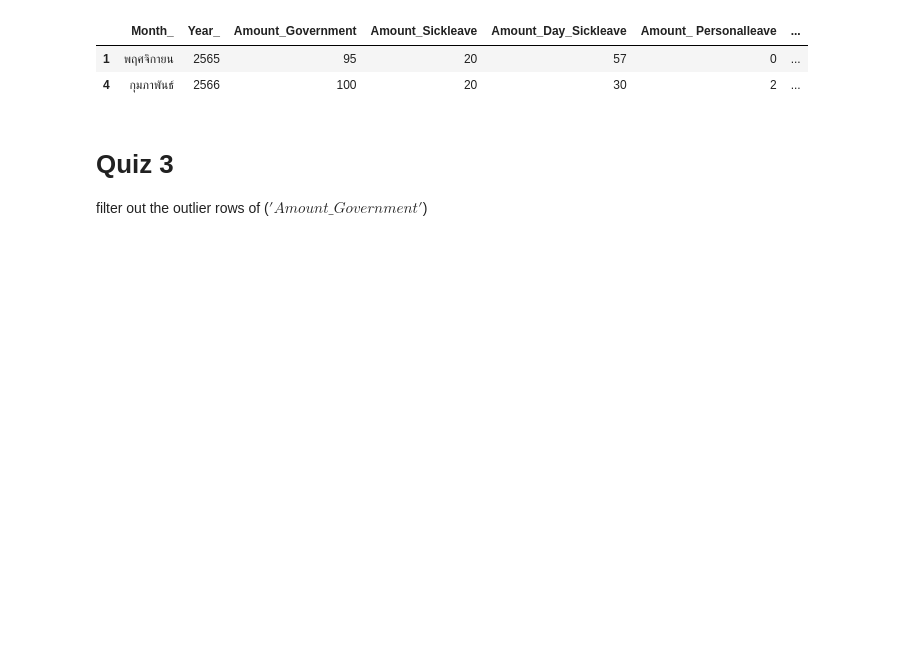
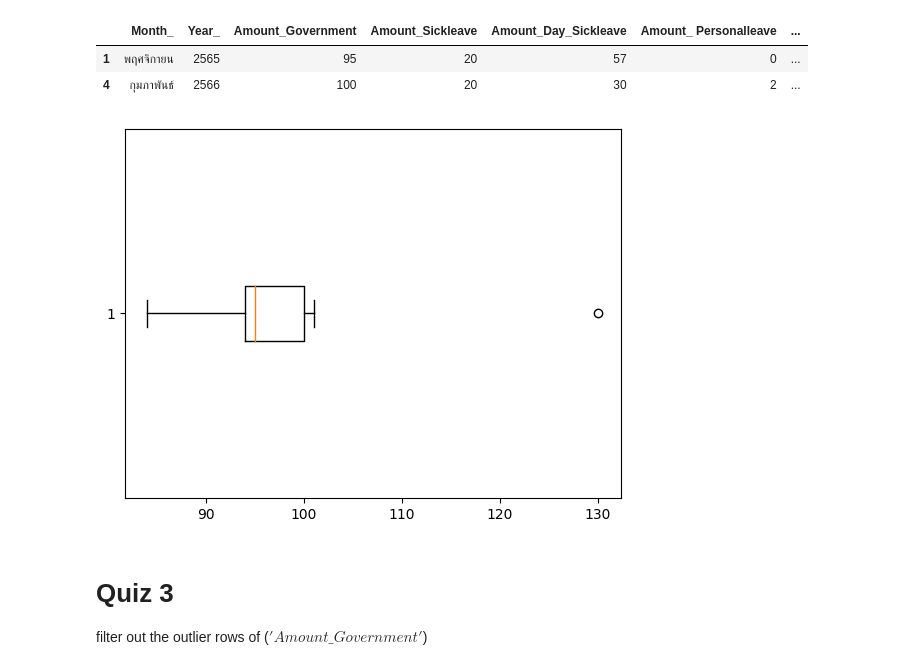
Before and after one commit to ThunchanokChai/DPDM2023, a Jupyter notebook: Data102.ipynb, the cells around one changed output. Cells and saved outputs as stored; diff of their text form; code cells hidden in the pictures; blank space fills up the shorter version.

```diff
--- a/Data102.ipynb
+++ b/Data102.ipynb
@@ -304,6 +304,10 @@ table_from_drive[table_from_drive['Amount_Sickleave'] == 20]  #show that Amount_
 |  | Month_ | Year_ | Amount_Government | Amount_Sickleave | Amount_Day_Sickleave | Amount_ Personalleave | ... |
 | 1 | พฤศจิกายน | 2565 | 95 | 20 | 57 | 0 | ... |
 | 4 | กุมภาพันธ์ | 2566 | 100 | 20 | 30 | 2 | ... |
+# %%
+boxplot_output = plt.boxplot(table_from_drive['Amount_Government'],whis=2,vert=False) #สร้างboxplot แนวนอน
+# %% [output]
+[figure, added]
 # %% [markdown]
 # Quiz 3
 filter out the outlier rows of ($'Amount\_Government'$)
```
Also changed, not shown: parts of 31 cells of this notebook.
